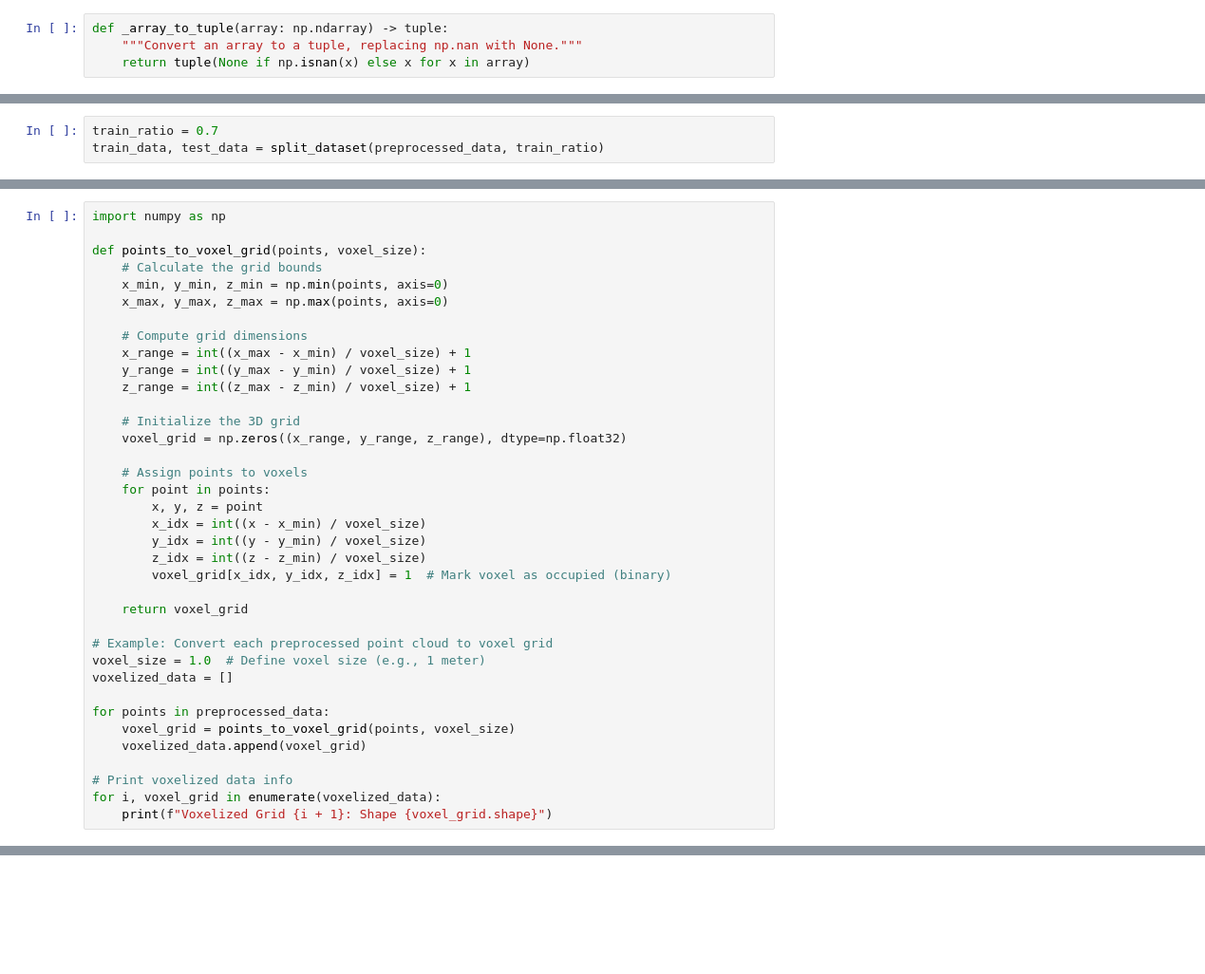
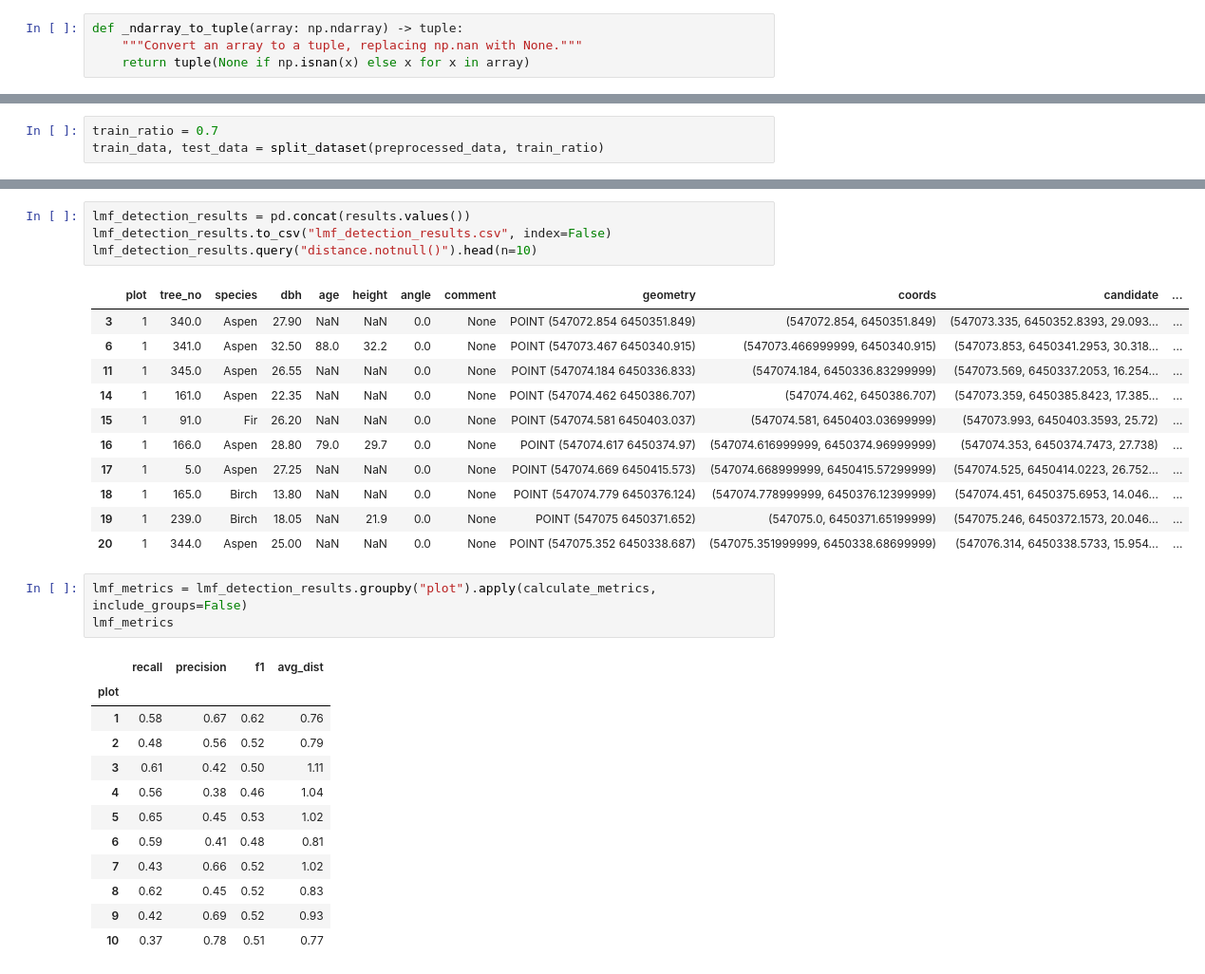
Before and after one commit to pariaighanian/LiDAR-Based-Tree-Detection, a Jupyter notebook: src/Main_draft1.ipynb, the cells around one changed output, grey strips where cells are left out. Shown at 95% size. Saved outputs shown, nothing was run; the diff lists cells and outputs as text; blank space fills up the shorter version.

```diff
--- a/src/Main_draft1.ipynb
+++ b/src/Main_draft1.ipynb
@@ -185,7 +191,7 @@ def local_maxima_filter(cloud: np.ndarray, window_size: float, height_threshold:
             local_maxima.append(i)
     return cloud[local_maxima]
 # %%
-def _array_to_tuple(array: np.ndarray) -> tuple:
+def _ndarray_to_tuple(array: np.ndarray) -> tuple:
     """Convert an array to a tuple, replacing np.nan with None."""
     return tuple(None if np.isnan(x) else x for x in array)
 # %%
@@ -501,37 +373,0 @@ dtype: float64
-# %%
-import numpy as np
-
-def points_to_voxel_grid(points, voxel_size):
-    # Calculate the grid bounds
-    x_min, y_min, z_min = np.min(points, axis=0)
-    x_max, y_max, z_max = np.max(points, axis=0)
-
-    # Compute grid dimensions
-    x_range = int((x_max - x_min) / voxel_size) + 1
-    y_range = int((y_max - y_min) / voxel_size) + 1
-    z_range = int((z_max - z_min) / voxel_size) + 1
-
-    # Initialize the 3D grid
-    voxel_grid = np.zeros((x_range, y_range, z_range), dtype=np.float32)
-
-    # Assign points to voxels
-    for point in points:
-        x, y, z = point
-        x_idx = int((x - x_min) / voxel_size)
-        y_idx = int((y - y_min) / voxel_size)
-        z_idx = int((z - z_min) / voxel_size)
-        voxel_grid[x_idx, y_idx, z_idx] = 1  # Mark voxel as occupied (binary)
-
-    return voxel_grid
-
-# Example: Convert each preprocessed point cloud to voxel grid
-voxel_size = 1.0  # Define voxel size (e.g., 1 meter)
-voxelized_data = []
-
-for points in preprocessed_data:
-    voxel_grid = points_to_voxel_grid(points, voxel_size)
-    voxelized_data.append(voxel_grid)
-
-# Print voxelized data info
-for i, voxel_grid in enumerate(voxelized_data):
-    print(f"Voxelized Grid {i + 1}: Shape {voxel_grid.shape}")
@@ -912,0 +436,32 @@ Unique values in ground truth labels: [0.]
+# %%
+lmf_detection_results = pd.concat(results.values())
+lmf_detection_results.to_csv("lmf_detection_results.csv", index=False)
+lmf_detection_results.query("distance.notnull()").head(n=10)
+# %% [output]
+|  | plot | tree_no | species | dbh | age | height | angle | comment | geometry | coords | candidate | ... |
+| 3 | 1 | 340.0 | Aspen | 27.90 | NaN | NaN | 0.0 | None | POINT (547072.854 6450351.849) | (547072.854, 6450351.849) | (547073.335, 6450352.8393, 29.093... | ... |
+| 6 | 1 | 341.0 | Aspen | 32.50 | 88.0 | 32.2 | 0.0 | None | POINT (547073.467 6450340.915) | (547073.466999999, 6450340.915) | (547073.853, 6450341.2953, 30.318... | ... |
+| 11 | 1 | 345.0 | Aspen | 26.55 | NaN | NaN | 0.0 | None | POINT (547074.184 6450336.833) | (547074.184, 6450336.83299999) | (547073.569, 6450337.2053, 16.254... | ... |
+| 14 | 1 | 161.0 | Aspen | 22.35 | NaN | NaN | 0.0 | None | POINT (547074.462 6450386.707) | (547074.462, 6450386.707) | (547073.359, 6450385.8423, 17.385... | ... |
+| 15 | 1 | 91.0 | Fir | 26.20 | NaN | NaN | 0.0 | None | POINT (547074.581 6450403.037) | (547074.581, 6450403.03699999) | (547073.993, 6450403.3593, 25.72) | ... |
+| 16 | 1 | 166.0 | Aspen | 28.80 | 79.0 | 29.7 | 0.0 | None | POINT (547074.617 6450374.97) | (547074.616999999, 6450374.96999999) | (547074.353, 6450374.7473, 27.738) | ... |
+| 17 | 1 | 5.0 | Aspen | 27.25 | NaN | NaN | 0.0 | None | POINT (547074.669 6450415.573) | (547074.668999999, 6450415.57299999) | (547074.525, 6450414.0223, 26.752... | ... |
+| 18 | 1 | 165.0 | Birch | 13.80 | NaN | NaN | 0.0 | None | POINT (547074.779 6450376.124) | (547074.778999999, 6450376.12399999) | (547074.451, 6450375.6953, 14.046... | ... |
+| 19 | 1 | 239.0 | Birch | 18.05 | NaN | 21.9 | 0.0 | None | POINT (547075 6450371.652) | (547075.0, 6450371.65199999) | (547075.246, 6450372.1573, 20.046... | ... |
+| 20 | 1 | 344.0 | Aspen | 25.00 | NaN | NaN | 0.0 | None | POINT (547075.352 6450338.687) | (547075.351999999, 6450338.68699999) | (547076.314, 6450338.5733, 15.954... | ... |
+# %%
+lmf_metrics = lmf_detection_results.groupby("plot").apply(calculate_metrics, include_groups=False)
+lmf_metrics
+# %% [output]
+|  | recall | precision | f1 | avg_dist |
+| plot |  |  |  |  |
+| 1 | 0.58 | 0.67 | 0.62 | 0.76 |
+| 2 | 0.48 | 0.56 | 0.52 | 0.79 |
+| 3 | 0.61 | 0.42 | 0.50 | 1.11 |
+| 4 | 0.56 | 0.38 | 0.46 | 1.04 |
+| 5 | 0.65 | 0.45 | 0.53 | 1.02 |
+| 6 | 0.59 | 0.41 | 0.48 | 0.81 |
+| 7 | 0.43 | 0.66 | 0.52 | 1.02 |
+| 8 | 0.62 | 0.45 | 0.52 | 0.83 |
+| 9 | 0.42 | 0.69 | 0.52 | 0.93 |
+| 10 | 0.37 | 0.78 | 0.51 | 0.77 |
```
Also changed, not shown: parts of 60 cells of this notebook.
